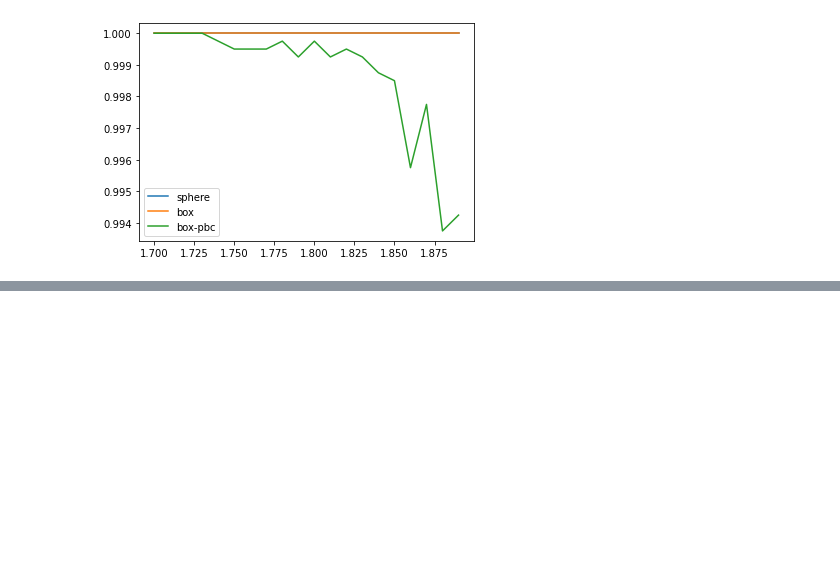
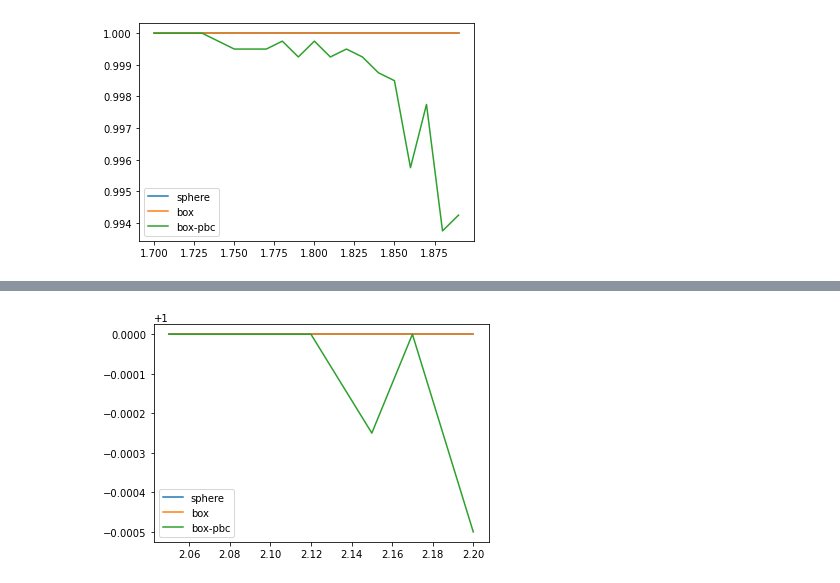
Before and after one commit to abraemer/heisensim, a Jupyter notebook: demo/rho_scaling.ipynb, the cells around one changed output, grey strips where cells are left out. Saved outputs shown, nothing was run; the diff lists cells and outputs as text; code cells hidden in the pictures; blank space fills up the shorter version.

```diff
--- a/demo/rho_scaling.ipynb
+++ b/demo/rho_scaling.ipynb
@@ -89,0 +92,13 @@ plt.show()
+# %%
+d = 3
+# cutoff -> rho=2.0
+rhos = np.round(np.arange(2.05, 2.2, 0.025), 2)
+
+for geom in simlib.SAMPLING_GEOMETRIES:
+    ratios = [point_ratio(geom, d, rho, N=10, it=400) for rho in rhos]
+    plt.plot(rhos, ratios, label=geom)
+
+plt.legend()
+plt.show()
+# %% [output]
+[figure, added]
```
Also changed, not shown: parts of 3 cells of this notebook, 2 other files.
